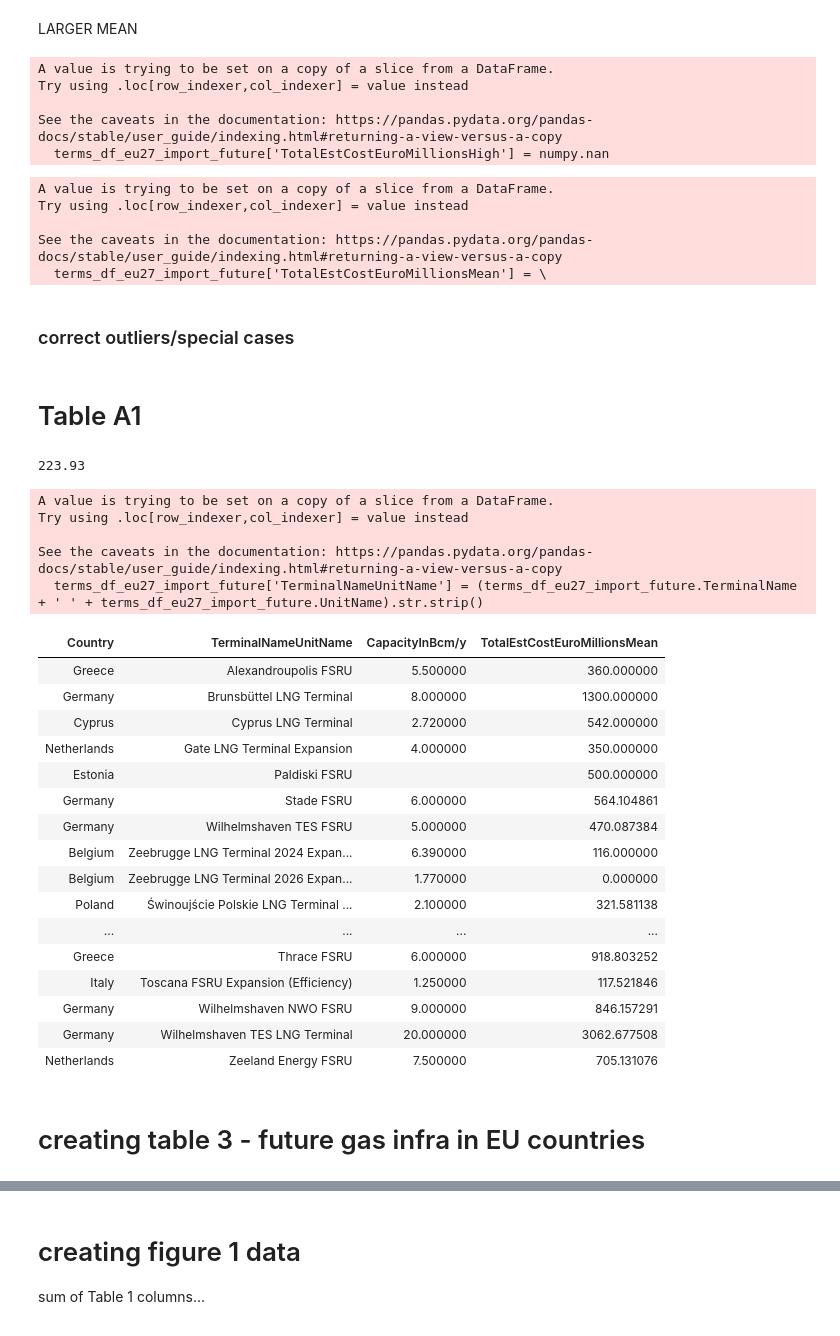
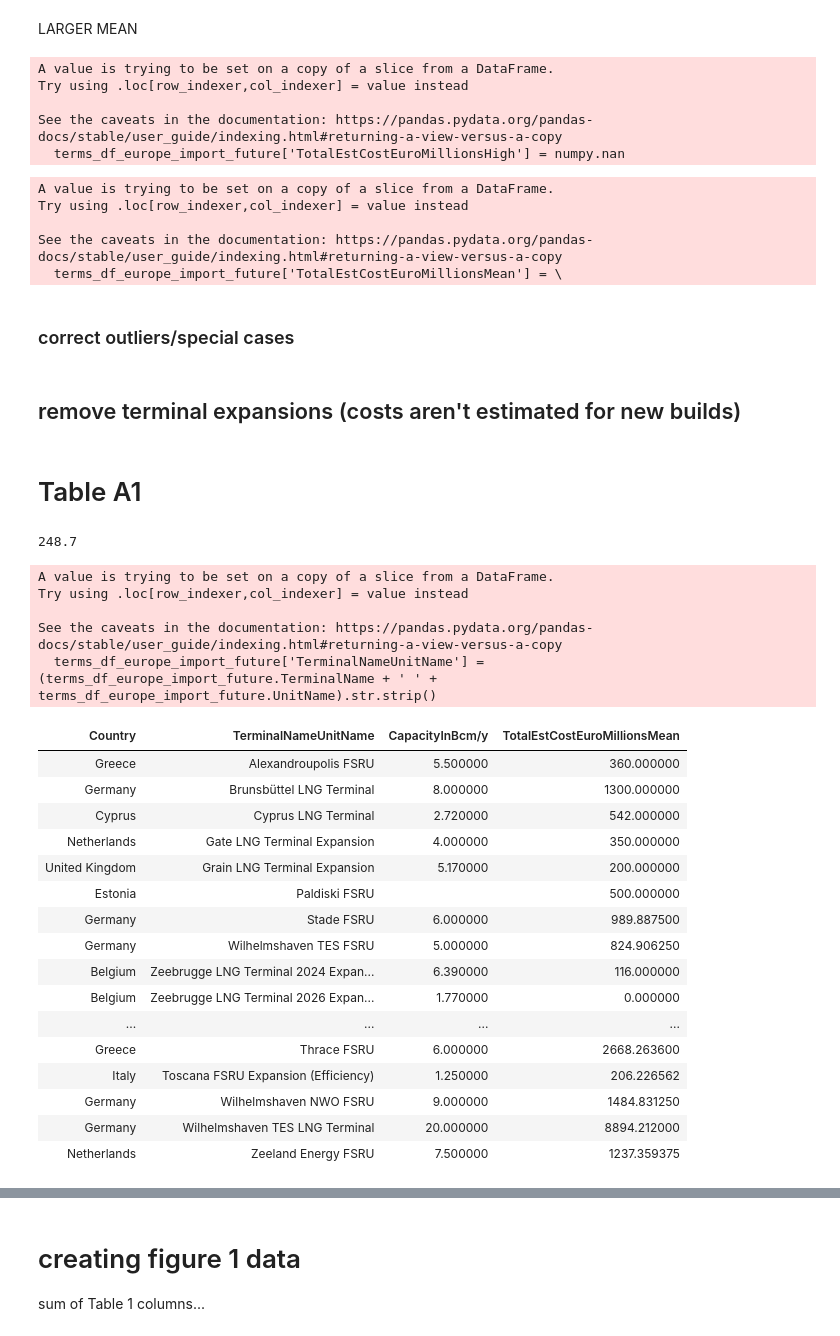
Before and after one commit to GlobalEnergyMonitor/GOIT-GGIT-research, a Jupyter notebook: europe-gas-report-2024/europe-gas-report-2024-research.ipynb, the cells around one changed output, grey strips where cells are left out. Saved outputs shown, nothing was run; the diff lists cells and outputs as text; code cells hidden in the pictures.

```diff
--- a/europe-gas-report-2024/europe-gas-report-2024-research.ipynb
+++ b/europe-gas-report-2024/europe-gas-report-2024-research.ipynb
@@ -48,5 +53,5 @@ region_df_eu_uk = region_df_orig.copy()[(region_df_orig['Region']=='Europe') |
 # %%
-region_df_touse = region_df_eu.copy()
+region_df_touse = region_df_egt.copy()
 # %%
 # subset the pipelines to use
 # can't use pipes_df_touse... because some of the pipelines get eliminated if they're not in the same country...
@@ -505,7 +381,7 @@ terms_df_orig = terms_df_orig.loc[terms_df_orig.Wiki!='']
 # remove N/A statuses
 terms_df_orig = terms_df_orig.loc[terms_df_orig.Status!='']
 # %%
-terms_df_touse = terms_df_orig.loc[(terms_df_orig['Country'].isin(region_df_touse['Country']))&
+terms_df_touse = terms_df_orig.loc[(terms_df_orig['Country'].isin(region_df_touse.Country.tolist()))&
                                    (terms_df_orig.Fuel=='LNG')]
 terms_df_touse_imports = terms_df_touse.loc[(terms_df_orig['Country'].isin(region_df_touse['Country']))&
                                             (terms_df_touse['FacilityType']=='Import')]
@@ -706,47 +430,47 @@ See the caveats in the documentation: https://pandas.pydata.org/pandas-docs/stab
 # %% [markdown]
 LARGER MEAN
 # %%
-mean_cost_per_bcmy_floating = terms_df_floating_toregress_dropdupes['CostEuroPerBcm/y'].mean()/1e6
-mean_cost_per_bcmy_onshore = terms_df_onshore_toregress_dropdupes['CostEuroPerBcm/y'].mean()/1e6
+mean_cost_per_bcmy_floating = 1.646520e+08/1e6 # from 2023 terminals report # terms_df_floating_toregress_dropdupes['CostEuroPerBcm/y'].mean()/1e6
+mean_cost_per_bcmy_onshore = 4.447106e+08/1e6 # from 2023 termnals report # terms_df_onshore_toregress_dropdupes['CostEuroPerBcm/y'].mean()/1e6
 
-# terms_df_eu27_import_future = terms_df_touse.loc[(terms_df_touse.Status.isin(['Proposed','Construction']))&
+# terms_df_europe_import_future = terms_df_touse.loc[(terms_df_touse.Status.isin(['Proposed','Construction']))&
 #                                                  (terms_df_touse['FacilityType']=='Import')]
 
 # do for floating
-terms_df_eu27_import_future['TotalEstCostEuroMillionsHigh'] = numpy.nan
+terms_df_europe_import_future['TotalEstCostEuroMillionsHigh'] = numpy.nan
 
-terms_df_eu27_import_future.loc[(terms_df_eu27_import_future['Floating']=='yes'),
+terms_df_europe_import_future.loc[(terms_df_europe_import_future['Floating']=='yes'),
                                 'TotalEstCostEuroMillionsHigh'] = \
-terms_df_eu27_import_future.loc[(terms_df_eu27_import_future['Floating']=='yes'),
+terms_df_europe_import_future.loc[(terms_df_europe_import_future['Floating']=='yes'),
                                 'CapacityInBcm/y'] * mean_cost_per_bcmy_floating
 
 # now do for onshore
-#terms_df_eu27_import_future.loc[:,'TotalEstCostEuroMillionsLow'] = numpy.nan
-terms_df_eu27_import_future.loc[(terms_df_eu27_import_future['Floating']==''),
+#terms_df_europe_import_future.loc[:,'TotalEstCostEuroMillionsLow'] = numpy.nan
+terms_df_europe_import_future.loc[(terms_df_europe_import_future['Floating']==''),
                                 'TotalEstCostEuroMillionsHigh'] = \
-terms_df_eu27_import_future.loc[(terms_df_eu27_import_future['Floating']==''),
+terms_df_europe_import_future.loc[(terms_df_europe_import_future['Floating']==''),
                                 'CapacityInBcm/y'] * mean_cost_per_bcmy_onshore
 
 # then replace any that we have already
 # now replace the ones that we have exact numbers for...
-costs_exist_TF = ~terms_df_eu27_import_future['CostEuro'].isna()
-terms_df_eu27_import_future.loc[costs_exist_TF,'TotalEstCostEuroMillionsHigh'] = \
-    terms_df_eu27_import_future[costs_exist_TF]['CostEuro']/1e6 #*euro_multiplier/1e6
+costs_exist_TF = ~terms_df_europe_import_future['CostEuro'].isna()
+terms_df_europe_import_future.loc[costs_exist_TF,'TotalEstCostEuroMillionsHigh'] = \
+    terms_df_europe_import_future[costs_exist_TF]['CostEuro']/1e6 #*euro_multiplier/1e6
 # %% [output]
 A value is trying to be set on a copy of a slice from a DataFrame.
 Try using .loc[row_indexer,col_indexer] = value instead
 
 See the caveats in the documentation: https://pandas.pydata.org/pandas-docs/stable/user_guide/indexing.html#returning-a-view-versus-a-copy
-  terms_df_eu27_import_future['TotalEstCostEuroMillionsHigh'] = numpy.nan
+  terms_df_europe_import_future['TotalEstCostEuroMillionsHigh'] = numpy.nan
 # %%
-terms_df_eu27_import_future['TotalEstCostEuroMillionsMean'] = \
-    terms_df_eu27_import_future[['TotalEstCostEuroMillionsLow', 'TotalEstCostEuroMillionsHigh']].mean(axis=1)
+terms_df_europe_import_future['TotalEstCostEuroMillionsMean'] = \
+    terms_df_europe_import_future[['TotalEstCostEuroMillionsLow', 'TotalEstCostEuroMillionsHigh']].mean(axis=1)
 # %% [output]
 A value is trying to be set on a copy of a slice from a DataFrame.
 Try using .loc[row_indexer,col_indexer] = value instead
 
 See the caveats in the documentation: https://pandas.pydata.org/pandas-docs/stable/user_guide/indexing.html#returning-a-view-versus-a-copy
-  terms_df_eu27_import_future['TotalEstCostEuroMillionsMean'] = \
+  terms_df_europe_import_future['TotalEstCostEuroMillionsMean'] = \
 # %% [markdown]
 ### correct outliers/special cases
 # %%
@@ -759,47 +483,47 @@ terms_df_eu27_import_future.loc[
     ['TotalEstCostEuroMillionsMean','TotalEstCostEuroMillionsLow','TotalEstCostEuroMillionsHigh']] = 0.0
+# %% [markdown]
+## remove terminal expansions (costs aren't estimated for new builds)
 # %% [markdown]
 # Table A1
 # %%
-terms_df_eu27_import_future['CapacityInBcm/y'].sum()
+terms_df_europe_import_future['CapacityInBcm/y'].sum()
 # %% [output]
-223.93
+248.7
 # %%
 output_columns = ['Country',
                   #'TerminalName',
                   'TerminalNameUnitName',
                   #'UnitName',
                   'CapacityInBcm/y',
                   #'Status',
                   #'FacilityType',
                   'TotalEstCostEuroMillionsMean']#,
                   #'TotalEstCostEuroMillionsLow',
                   #'TotalEstCostEuroMillionsHigh']
 
-terms_df_eu27_import_future['TerminalNameUnitName'] = (terms_df_eu27_import_future.TerminalName + ' ' + terms_df_eu27_import_future.UnitName).str.strip()
-terms_df_eu27_import_future.sort_values(['Status','TerminalNameUnitName'],
+terms_df_europe_import_future['TerminalNameUnitName'] = (terms_df_europe_import_future.TerminalName + ' ' + terms_df_europe_import_future.UnitName).str.strip()
+terms_df_europe_import_future.sort_values(['Status','TerminalNameUnitName'],
                                         ascending=[True,True])[output_columns].replace(numpy.nan,'').style.hide(axis='index')
 # %% [output]
 A value is trying to be set on a copy of a slice from a DataFrame.
 Try using .loc[row_indexer,col_indexer] = value instead
 
 See the caveats in the documentation: https://pandas.pydata.org/pandas-docs/stable/user_guide/indexing.html#returning-a-view-versus-a-copy
-  terms_df_eu27_import_future['TerminalNameUnitName'] = (terms_df_eu27_import_future.TerminalName + ' ' + terms_df_eu27_import_future.UnitName).str.strip()
+  terms_df_europe_import_future['TerminalNameUnitName'] = (terms_df_europe_import_future.TerminalName + ' ' + terms_df_europe_import_future.UnitName).str.strip()
 | Country | TerminalNameUnitName | CapacityInBcm/y | TotalEstCostEuroMillionsMean |
 | Greece | Alexandroupolis FSRU | 5.500000 | 360.000000 |
 | Germany | Brunsbüttel LNG Terminal | 8.000000 | 1300.000000 |
 | Cyprus | Cyprus LNG Terminal | 2.720000 | 542.000000 |
 | Netherlands | Gate LNG Terminal Expansion | 4.000000 | 350.000000 |
+| United Kingdom | Grain LNG Terminal Expansion | 5.170000 | 200.000000 |
 | Estonia | Paldiski FSRU |  | 500.000000 |
-| Germany | Stade FSRU | 6.000000 | 564.104861 |
-| Germany | Wilhelmshaven TES FSRU | 5.000000 | 470.087384 |
+| Germany | Stade FSRU | 6.000000 | 989.887500 |
+| Germany | Wilhelmshaven TES FSRU | 5.000000 | 824.906250 |
 | Belgium | Zeebrugge LNG Terminal 2024 Expan... | 6.390000 | 116.000000 |
 | Belgium | Zeebrugge LNG Terminal 2026 Expan... | 1.770000 | 0.000000 |
-| Poland | Świnoujście Polskie LNG Terminal ... | 2.100000 | 321.581138 |
 | ... | ... | ... | ... |
-| Greece | Thrace FSRU | 6.000000 | 918.803252 |
-| Italy | Toscana FSRU Expansion (Efficiency) | 1.250000 | 117.521846 |
-| Germany | Wilhelmshaven NWO FSRU | 9.000000 | 846.157291 |
-| Germany | Wilhelmshaven TES LNG Terminal | 20.000000 | 3062.677508 |
-| Netherlands | Zeeland Energy FSRU | 7.500000 | 705.131076 |
+| Greece | Thrace FSRU | 6.000000 | 2668.263600 |
+| Italy | Toscana FSRU Expansion (Efficiency) | 1.250000 | 206.226562 |
+| Germany | Wilhelmshaven NWO FSRU | 9.000000 | 1484.831250 |
+| Germany | Wilhelmshaven TES LNG Terminal | 20.000000 | 8894.212000 |
+| Netherlands | Zeeland Energy FSRU | 7.500000 | 1237.359375 |
-# %% [markdown]
-# creating table 3 - future gas infra in EU countries
```
Also changed, not shown: parts of 171 cells of this notebook, 5 other files.
